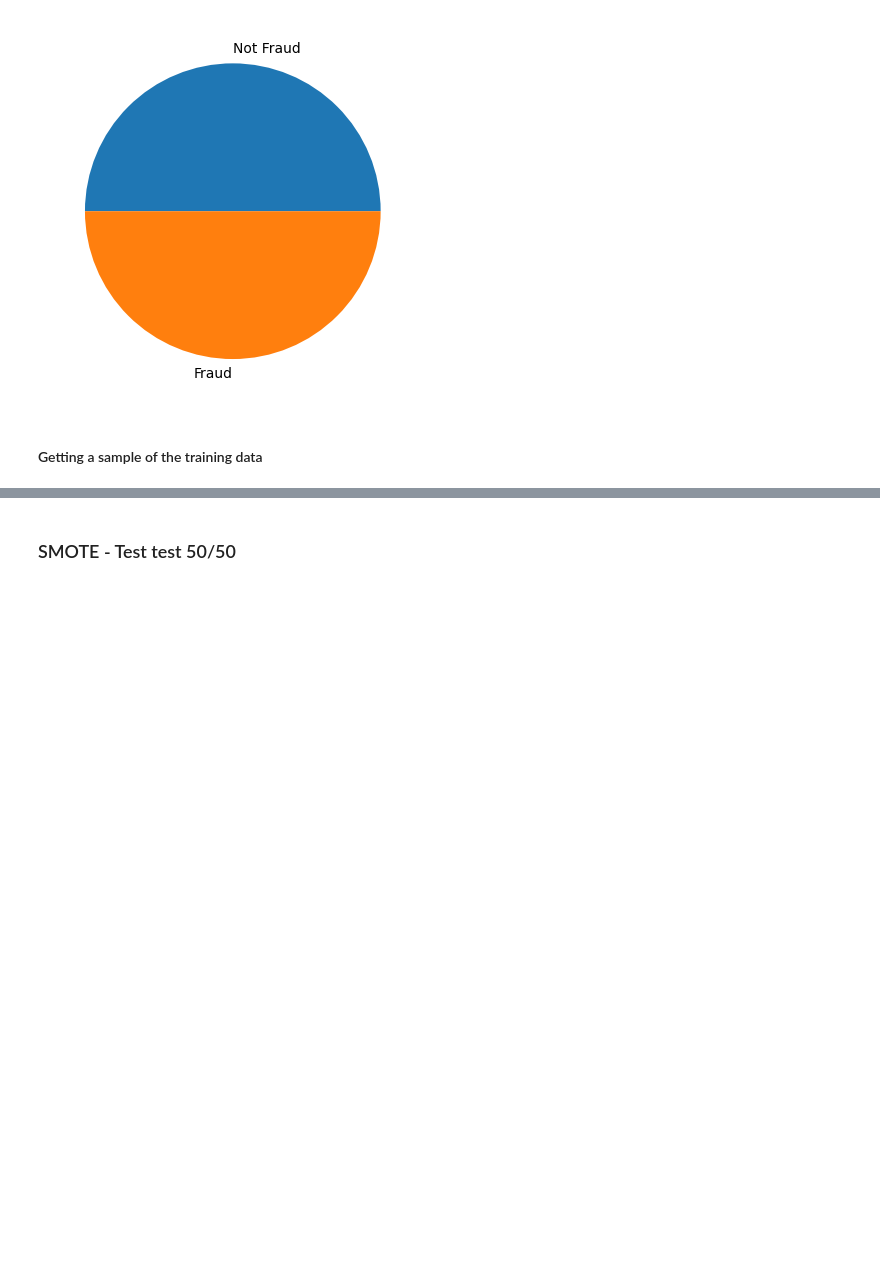
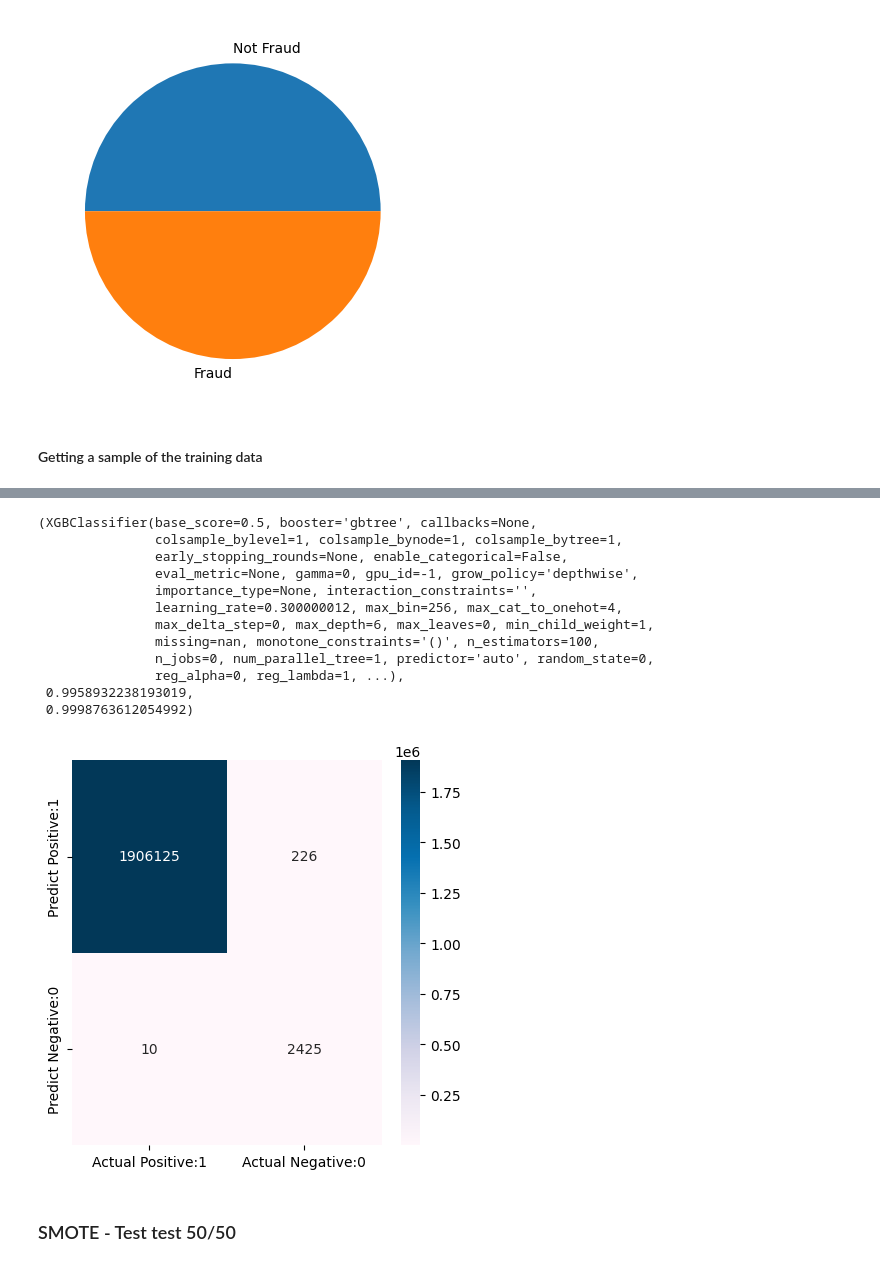
Before and after one commit to AlcaRmsp/the_laundromat, a Jupyter notebook: Data_Modelling_RFC_CJC.ipynb, the cells around one changed output, grey strips where cells are left out. Saved outputs shown, nothing was run; the diff lists cells and outputs as text; code cells hidden in the pictures; blank space fills up the shorter version.

```diff
--- a/Data_Modelling_RFC_CJC.ipynb
+++ b/Data_Modelling_RFC_CJC.ipynb
@@ -204,0 +270,16 @@ data_new
+# %%
+modellingXGBC(X, y, X_test, y_test)
+# %% [output]
+(XGBClassifier(base_score=0.5, booster='gbtree', callbacks=None,
+               colsample_bylevel=1, colsample_bynode=1, colsample_bytree=1,
+               early_stopping_rounds=None, enable_categorical=False,
+               eval_metric=None, gamma=0, gpu_id=-1, grow_policy='depthwise',
+               importance_type=None, interaction_constraints='',
+               learning_rate=0.300000012, max_bin=256, max_cat_to_onehot=4,
+               max_delta_step=0, max_depth=6, max_leaves=0, min_child_weight=1,
+               missing=nan, monotone_constraints='()', n_estimators=100,
+               n_jobs=0, num_parallel_tree=1, predictor='auto', random_state=0,
+               reg_alpha=0, reg_lambda=1, ...),
+ 0.9958932238193019,
+ 0.9998763612054992)
+[figure, added]
```
Also changed, not shown: parts of 40 cells of this notebook, 17 other files.
